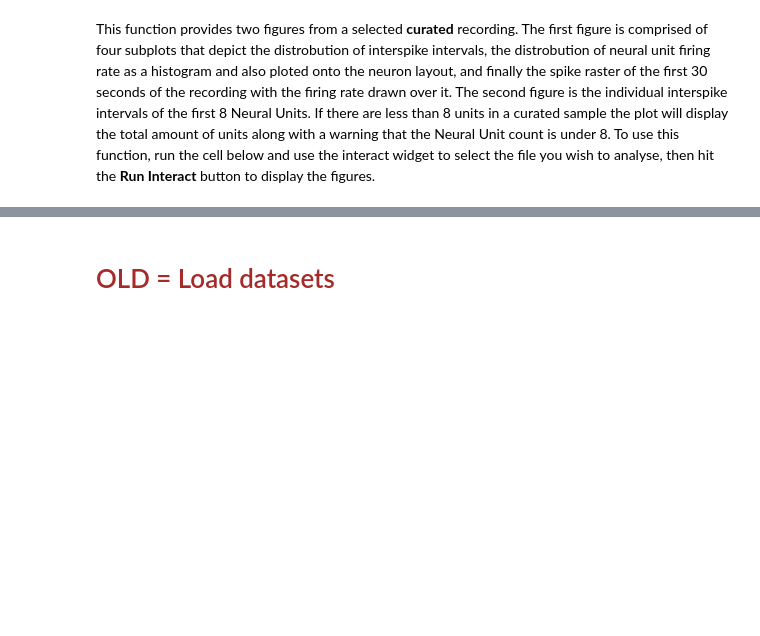
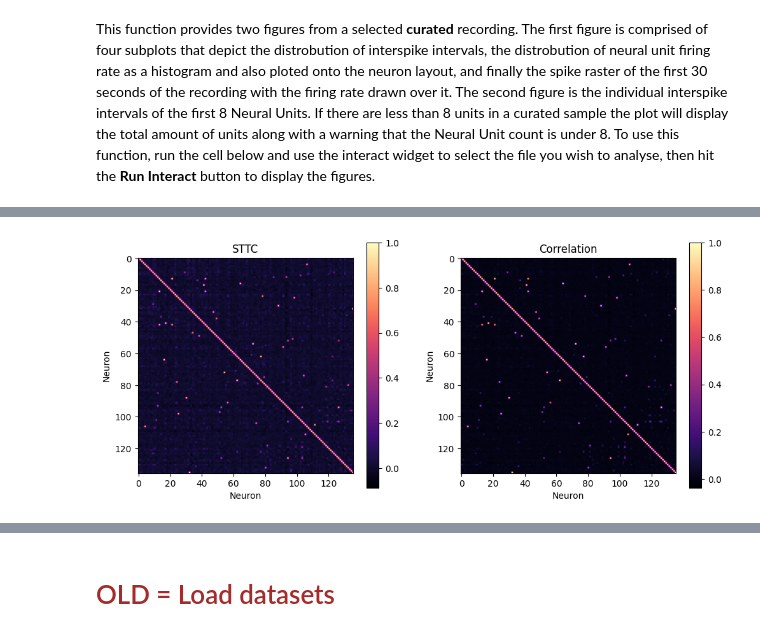
Before and after one commit to braingeneers/midbrain_parkinsons, a Jupyter notebook: tutorials/spike_data/2_summary_statistics.ipynb, the cells around one changed output, grey strips where cells are left out. Cells and saved outputs as stored; diff of their text form; code cells hidden in the pictures; blank space fills up the shorter version.

```diff
--- a/tutorials/spike_data/2_summary_statistics.ipynb
+++ b/tutorials/spike_data/2_summary_statistics.ipynb
@@ -104,0 +88,4 @@ def ISI(sd, neuron=-1, max_isi=100):
+# %%
+plot_matrices_connectivity( sd )
+# %% [output]
+[figure, added]
```
Also changed, not shown: parts of 10 cells of this notebook, 6 other files.
